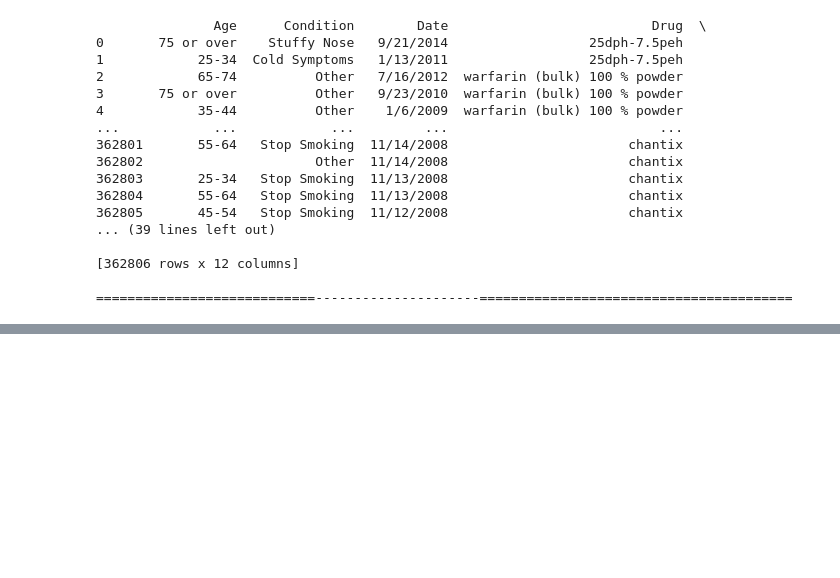
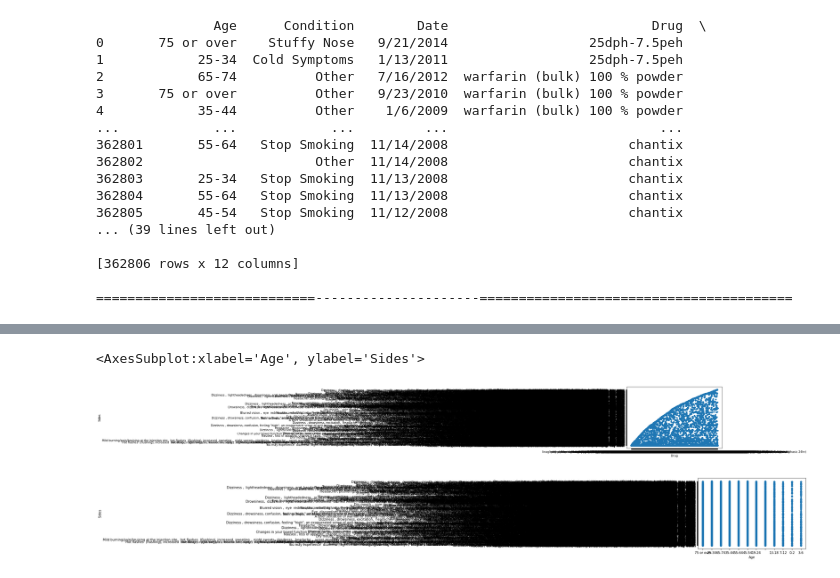
Before and after one commit to varshabilwar/RIO125-Side-effect-of-Drugs, a Jupyter notebook: source/DataImport_V1.ipynb, the cells around one changed output, grey strips where cells are left out. Drawn from its saved outputs; the diff is of its cells as text; code cells hidden in the pictures; blank space fills up the shorter version.

```diff
--- a/source/DataImport_V1.ipynb
+++ b/source/DataImport_V1.ipynb
@@ -95,0 +138,7 @@ X_train
+# %%
+iData_WebMD.plot.scatter("Drug" , "Sides")
+iData_WebMD.plot.scatter("Age" ,"Sides")
+# %% [output]
+<AxesSubplot:xlabel='Age', ylabel='Sides'>
+[figure, added]
+[figure, added]
```
Also changed, not shown: parts of 8 cells of this notebook.
